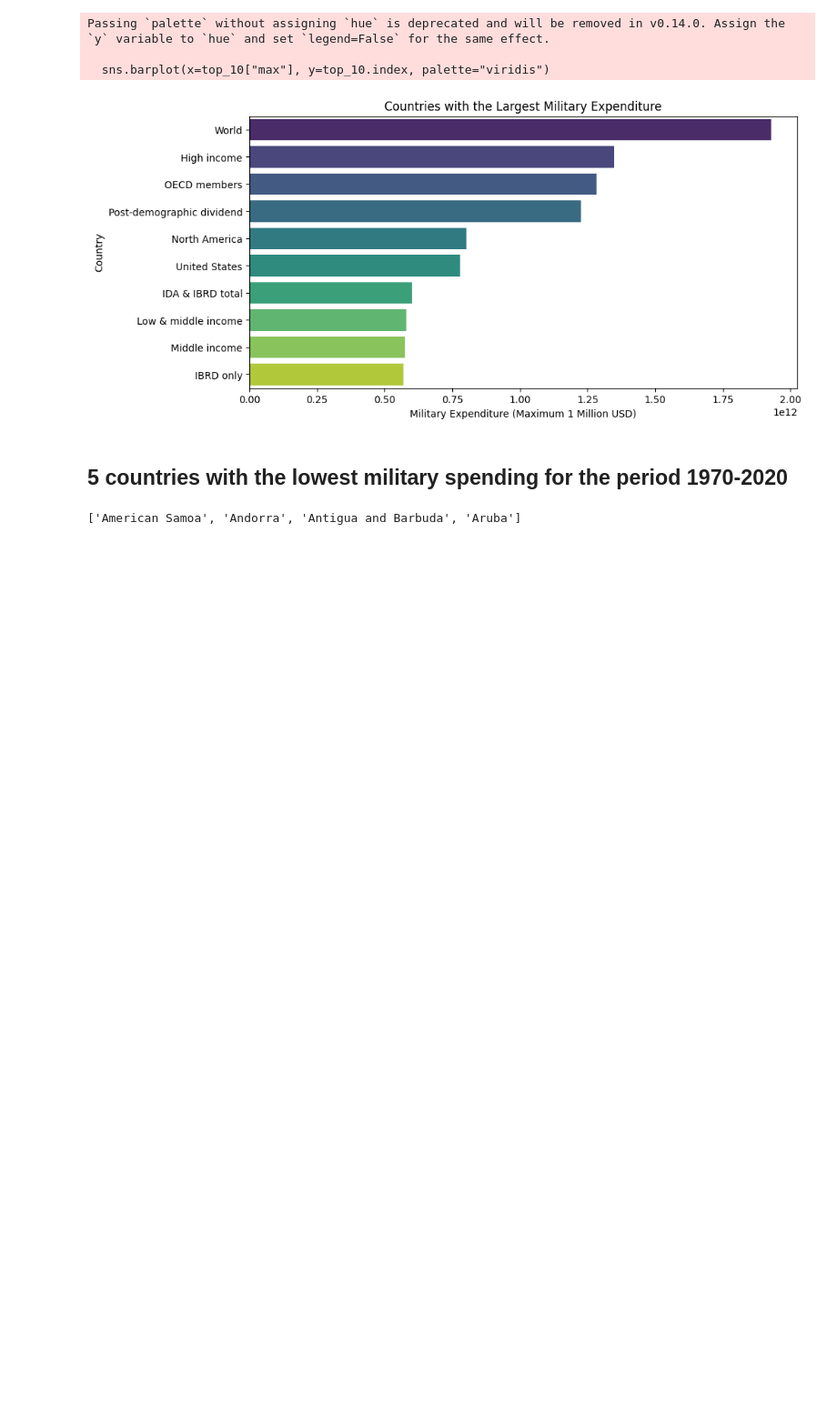
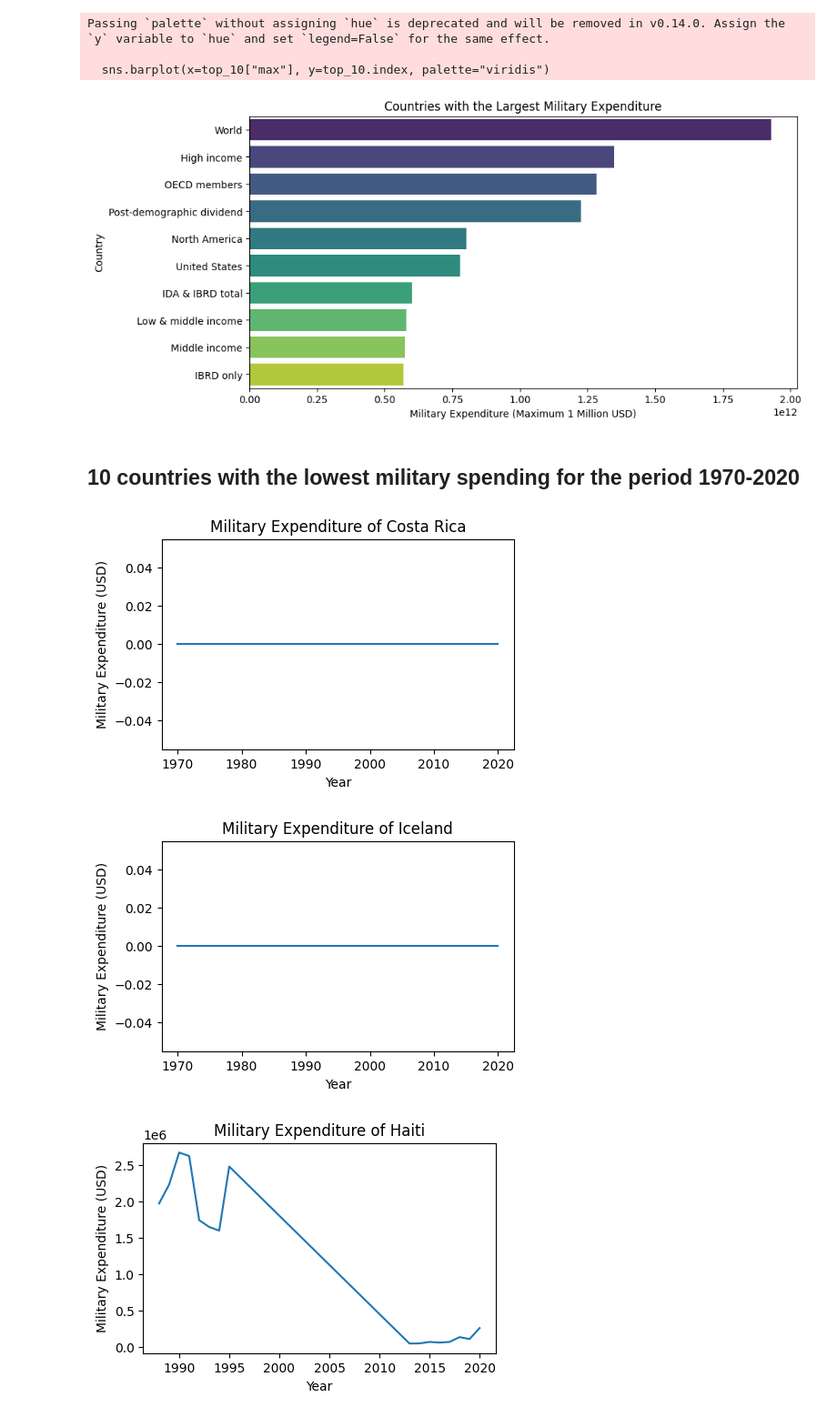
Before and after one commit to Sumit-Agnihotri/MILITARY_EXPENDITURE_ANALYSIS, a Jupyter notebook: Military Expenditure Analysis.ipynb, the cells around one changed output. Shown at 91% size. Cells and saved outputs as stored; diff of their text form; code cells hidden in the pictures; blank space fills up the shorter version.

Commit message:
Military

```diff
--- a/Military Expenditure Analysis.ipynb
+++ b/Military Expenditure Analysis.ipynb
@@ -230,12 +230,4 @@ Passing `palette` without assigning `hue` is deprecated and will be removed in v
   sns.barplot(x=top_10["max"], y=top_10.index, palette="viridis")
 [figure]
 # %% [markdown]
-## 5 countries with the lowest military spending for the period 1970-2020
+## 10 countries with the lowest military spending for the period 1970-2020
-# %%
-# 4 countries with the lowest military spending for the period 1970-2020
-dataset=dataset.loc[dataset["year"]==2020]
-smallest_4=dataset.groupby("country").sum().nsmallest(4,"Military expenditure (current USD)")
-smallest_4=list(smallest_4.index)
-print(smallest_4)
-# %% [output]
-['American Samoa', 'Andorra', 'Antigua and Barbuda', 'Aruba']
@@ -247,0 +234,16 @@ def plotter_10(smallest_4):
+# %%
+# 5 countries with the lowest military spending for the period 1970-2020. We will draw it for each country differently
+bottom_10=max_min.nsmallest(10,"max")
+bottom_10.index
+for country in bottom_10.index:
+    country_data = dataset[dataset["country"] == country]
+    plt.figure(figsize=(5,3))
+    sns.lineplot(x="year", y=MILITARY_EXPENDITURE_COLUMN, data=country_data)
+    plt.title(f"Military Expenditure of {country}")
+    plt.xlabel("Year")
+    plt.ylabel("Military Expenditure (USD)")
+    plt.show()
+# %% [output]
+[figure, added]
+[figure, added]
+[figure, added]
```
Also changed, not shown: parts of 4 cells of this notebook.
